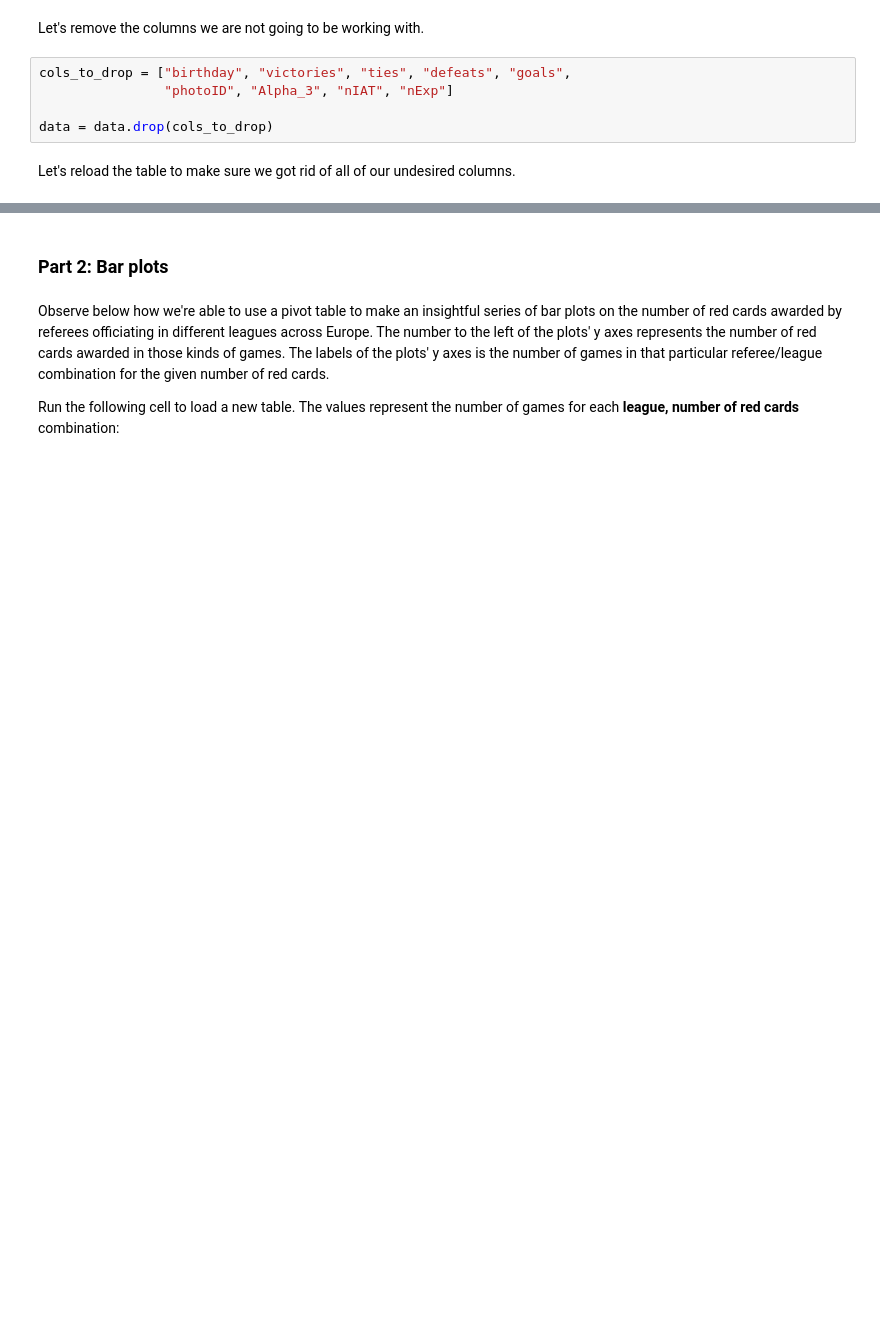
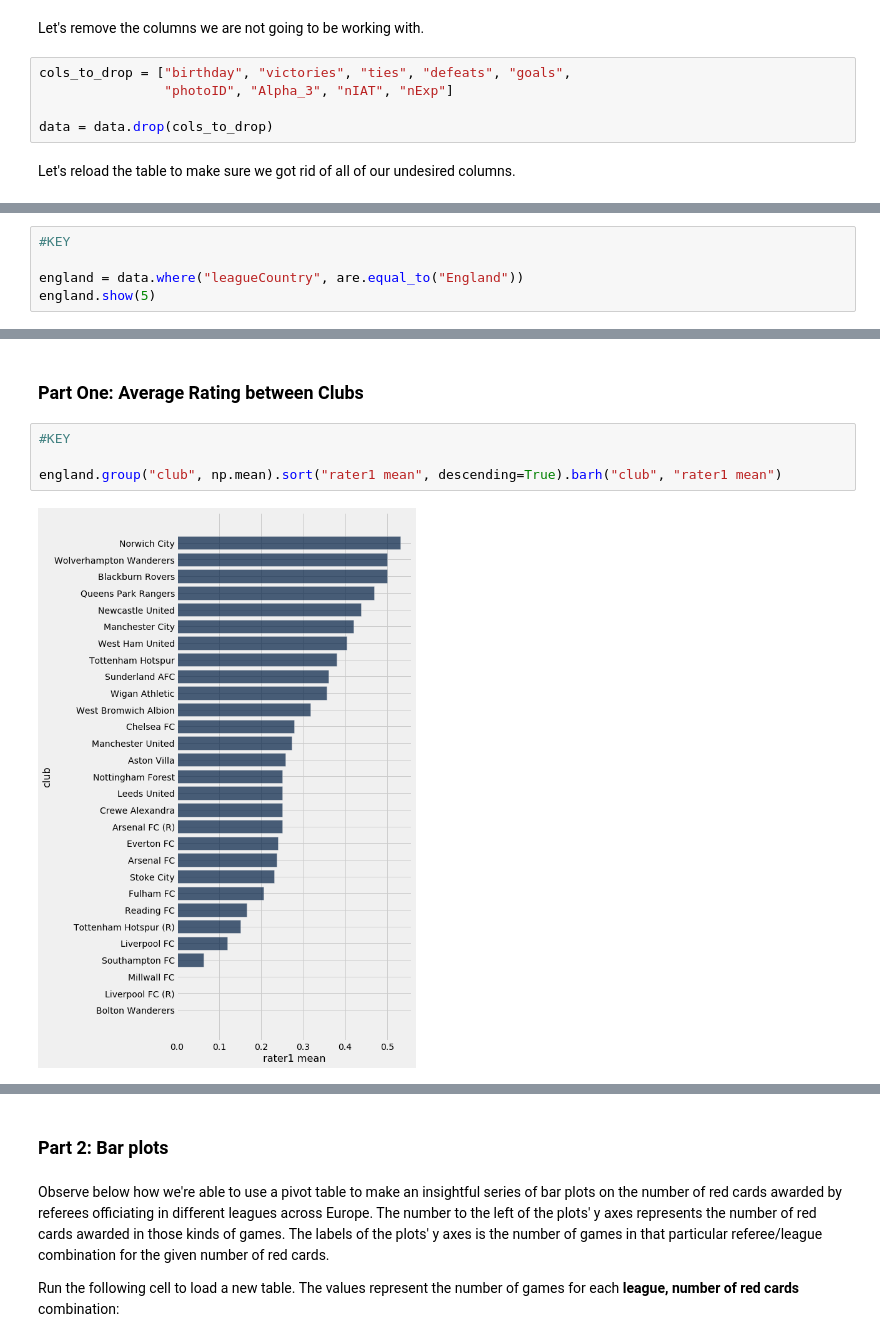
Before and after one commit to ds-modules/BUDS-SU21-Dev, a Jupyter notebook: Project_Extensions/Soccer/Soccer_Extension.ipynb, the cells around one changed output, grey strips where cells are left out. Drawn from its saved outputs; the diff is of its cells as text; blank space fills up the shorter version.

```diff
--- a/Project_Extensions/Soccer/Soccer_Extension.ipynb
+++ b/Project_Extensions/Soccer/Soccer_Extension.ipynb
@@ -185,0 +174,5 @@ means
+# %%
+#KEY
+
+england = data.where("leagueCountry", are.equal_to("England"))
+england.show(5)
@@ -185,0 +200,8 @@ means
+# %% [markdown]
+### Part One: Average Rating between Clubs
+# %%
+#KEY
+
+england.group("club", np.mean).sort("rater1 mean", descending=True).barh("club", "rater1 mean")
+# %% [output]
+[figure, added]
```
Also changed, not shown: parts of 70 cells of this notebook, 3 other files.
